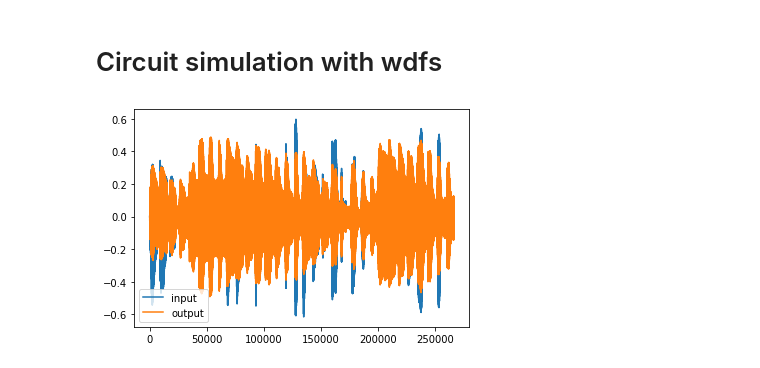
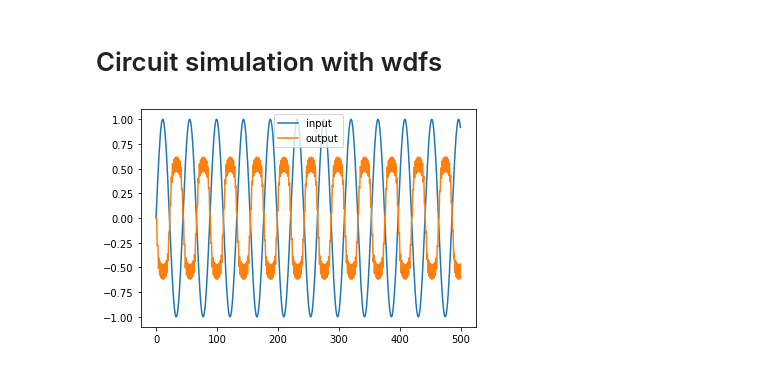
Before and after one commit to gusanthon/diode-clipper-wdf, a Jupyter notebook: juce-based-diode-clipper-wdf.ipynb, the cells around one changed output. Cells and saved outputs as stored; diff of their text form; code cells hidden in the pictures.

Commit message:
processed sine wave

```diff
--- a/juce-based-diode-clipper-wdf.ipynb
+++ b/juce-based-diode-clipper-wdf.ipynb
@@ -501,42 +501,42 @@ class diodePair(RootWDF):
 # %%
 # simulation
 import scipy.io.wavfile
 
-fs,audio = scipy.io.wavfile.read('./audio/arp-lead-clean.wav')
+# fs,audio = scipy.io.wavfile.read('./audio/arp-lead-clean.wav')
 fs = 44100
 
-# N = 1.5 * fs
-# f = 1000
-# amp = 1
-# n = np.arange(0,2*N/fs,1/fs)
-# x = np.sin(2 * np.pi * f * n) * amp
-# output = np.zeros(x.shape)
-output = np.zeros(audio.shape)
+N = 1.5 * fs
+f = 1000
+amp = 1
+n = np.arange(0,2*N/fs,1/fs)
+x = np.sin(2 * np.pi * f * n) * amp
+output = np.zeros(x.shape)
+# output = np.zeros(audio.shape)
 
 R1 = Resistor(4700)
 Vs = resistive_voltage_source()
 S1 = series_adaptor(Vs,R1)
 C1 = Capacitor(47e-9,fs)
 P1 = parallel_adaptor(S1,C1)
-dp = diodePair(P1,2.52e-7)
+dp = diodePair(P1,2.52e-9)
 
-for i in range(len(audio)):
-    Vs.set_voltage(audio[i])
+for i in range(len(x)):
+    Vs.set_voltage(x[i])
     dp.accept_incident_wave(P1.propogate_reflected_wave())
     y = C1.wave_to_voltage()
     P1.accept_incident_wave(dp.propogate_reflected_wave())
     output[i] = y
 
-plt.plot(audio,label='input')
-plt.plot(output,label='output')
+plt.plot(x[:500],label='input')
+plt.plot(output[:500],label='output')
 plt.legend()
 
-scipy.io.wavfile.write('./audio/arpInput.wav',fs,audio)
-scipy.io.wavfile.write('./audio/arpOutput.wav',fs,output)
-!open './audio/arpInput.wav'
-!open './audio/arpOutput.wav'
+scipy.io.wavfile.write('./audio/sineIn.wav',fs,x)
+scipy.io.wavfile.write('./audio/sineOut.wav',fs,output)
+!open './audio/sineIn.wav'
+!open './audio/sineOut.wav'
 # %% [output]
-[figure, old version]
+[figure, new version]
 # %% [markdown]
 ### WDF Resistor
 \begin{align}
```
